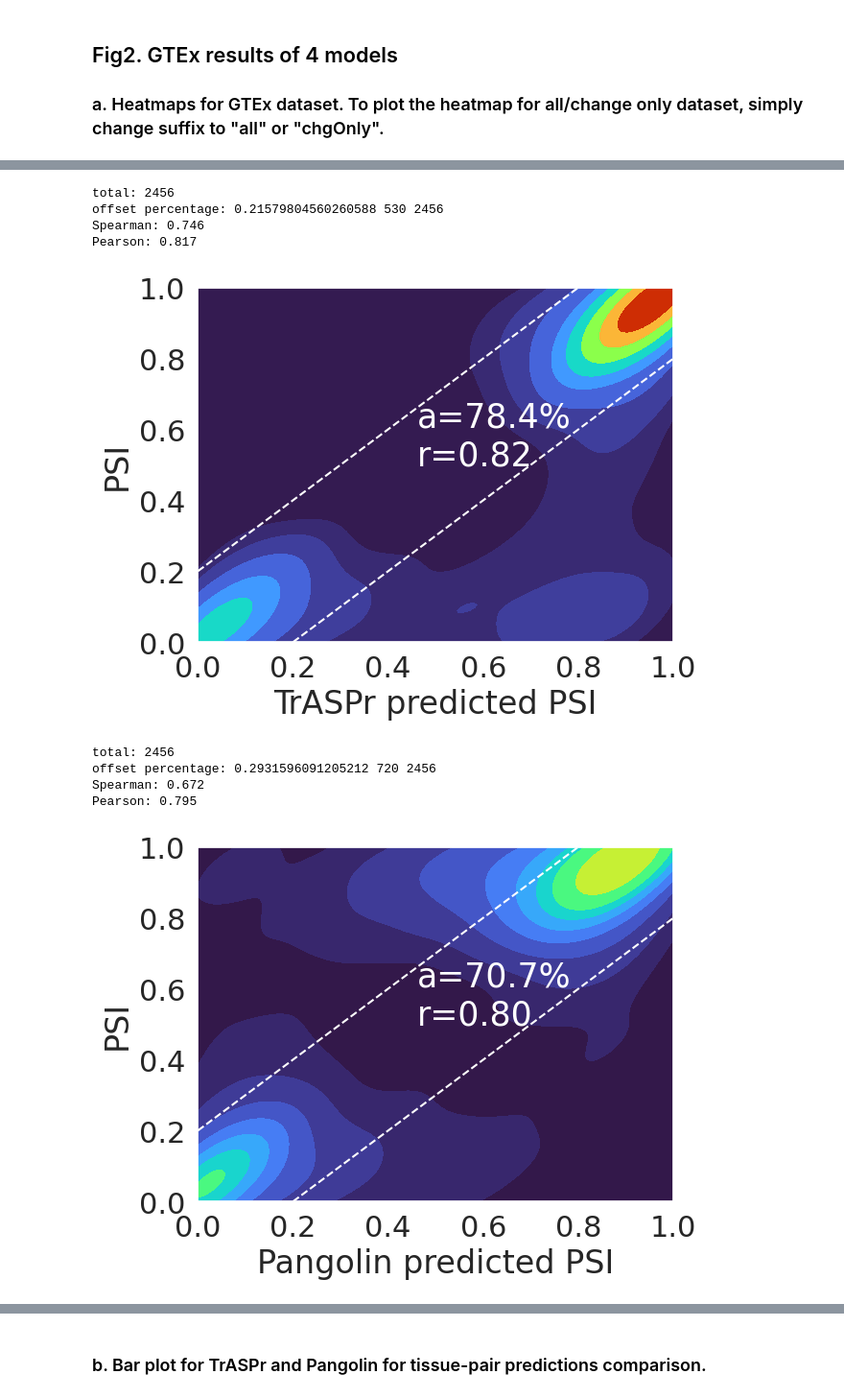
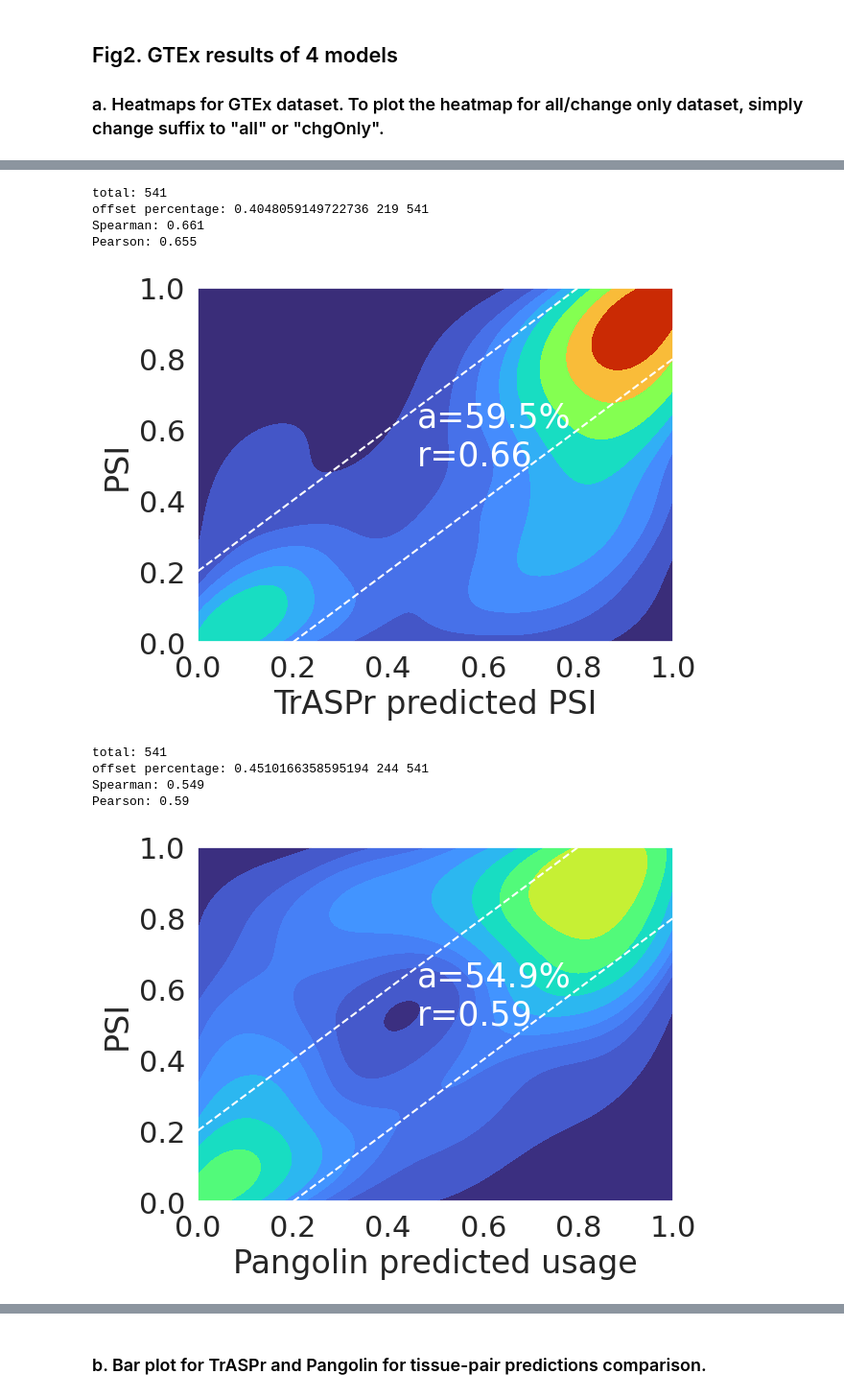
Before and after one commit to AstroSign/TrASPr_model, a Jupyter notebook: plot_script/TrASPr_plot.ipynb, the cells around one changed output, grey strips where cells are left out. Shown at 96% size. Cells and saved outputs as stored; diff of their text form; code cells hidden in the pictures.

```diff
--- a/plot_script/TrASPr_plot.ipynb
+++ b/plot_script/TrASPr_plot.ipynb
@@ -104,7 +104,7 @@ NEG_THRESHOLD_ABS = 0.05
 
 data_dir = "./data/GTEx_data.tsv"
 suffix = "all"
-# suffix = "chgOnly"
+suffix = "chgOnly"
 
 data = pd.read_csv(data_dir, sep='\t', header=0)
 
@@ -152,49 +152,49 @@ else:
 
 plt.show()
 # %% [output]
-total: 2456
-offset percentage: 0.21579804560260588 530 2456
-Spearman: 0.746
-Pearson: 0.817
+total: 541
+offset percentage: 0.4048059149722736 219 541
+Spearman: 0.661
+Pearson: 0.655
-[figure, old version]
+[figure, new version]
 # %%
 if suffix == "all":
     labels = data["Label"].values
     preds = data["Pangolin_pred"].values
 else:
     labels = data[data["Change_case"]==True]["Label"].values
     preds = data[data["Change_case"]==True]["Pangolin_pred"].values
 
 total = len(labels)
 print("total:", total)
 
 spearman_score = round(spearmanr(labels, preds)[0],3)
 pearson_score = round(pearsonr(labels, preds)[0],3)
 offset_perc = check_offset_perc(preds, labels)
 print("Spearman:",spearman_score)
 print("Pearson:",pearson_score)
 
 ax = sns.kdeplot(x=preds, y=labels, fill=True, cmap='turbo', cbar=False, thresh=0)
 norm = Normalize(0, vmax)
 for collection in ax.collections:
     collection.set_norm(norm)
 
 plt.plot([0.2,1], [0,0.8], '--', c='w')
 plt.plot([0,0.8],[0.2,1], '--', c='w')
-plt.text(0.46,0.5,"a=" + str(round(1-offset_perc, 3)*100) + "%\nr=" + str("%.2f" % round(pearson_score,2)), c='w', fontsize=25)
+plt.text(0.46,0.5,"a=" + str(round(1-offset_perc, 3)*100)[:4] + "%\nr=" + str("%.2f" % round(pearson_score,2)), c='w', fontsize=25)
 
 plt.ylim(0, 1)
 plt.xlim(0, 1)
-plt.xlabel('Pangolin predicted PSI')
+plt.xlabel('Pangolin predicted usage')
 plt.ylabel('PSI')
-
+plt.savefig(output_dir + f'Pangolin_PSI_{suffix}_heatmap_withNum.svg', format="svg",bbox_inches="tight")
 plt.show()
 # %% [output]
-total: 2456
-offset percentage: 0.2931596091205212 720 2456
-Spearman: 0.672
-Pearson: 0.795
+total: 541
+offset percentage: 0.4510166358595194 244 541
+Spearman: 0.549
+Pearson: 0.59
-[figure, old version]
+[figure, new version]
 # %%
 if suffix == "all":
     labels = data["Label"].values
```
Also changed, not shown: parts of 9 cells of this notebook.
